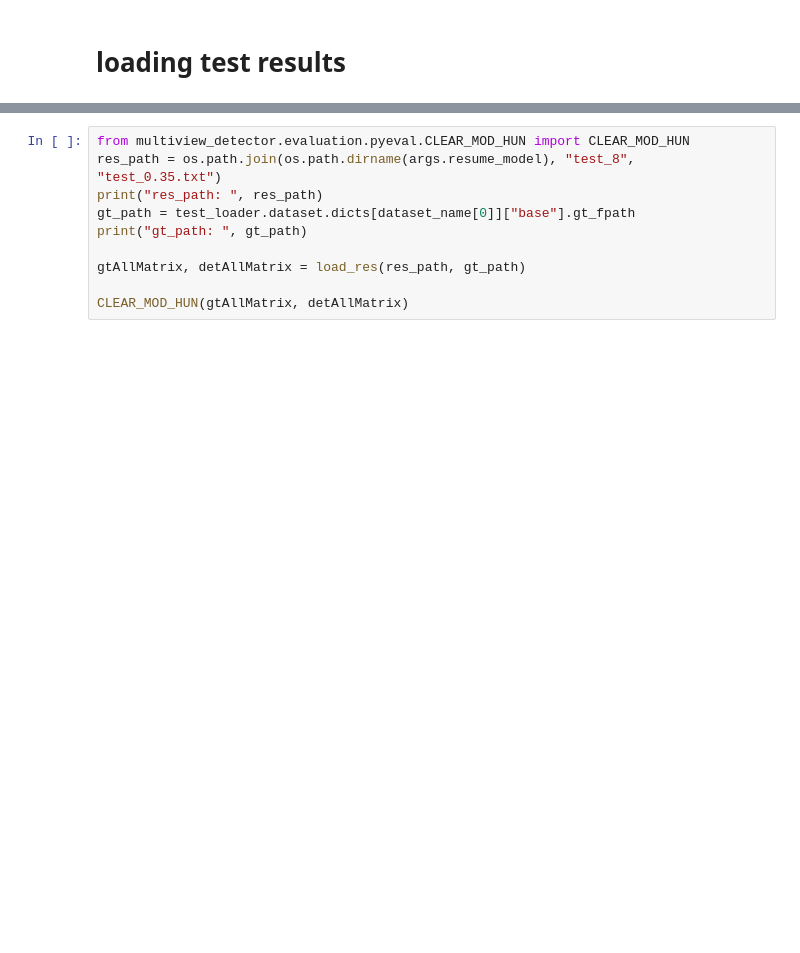
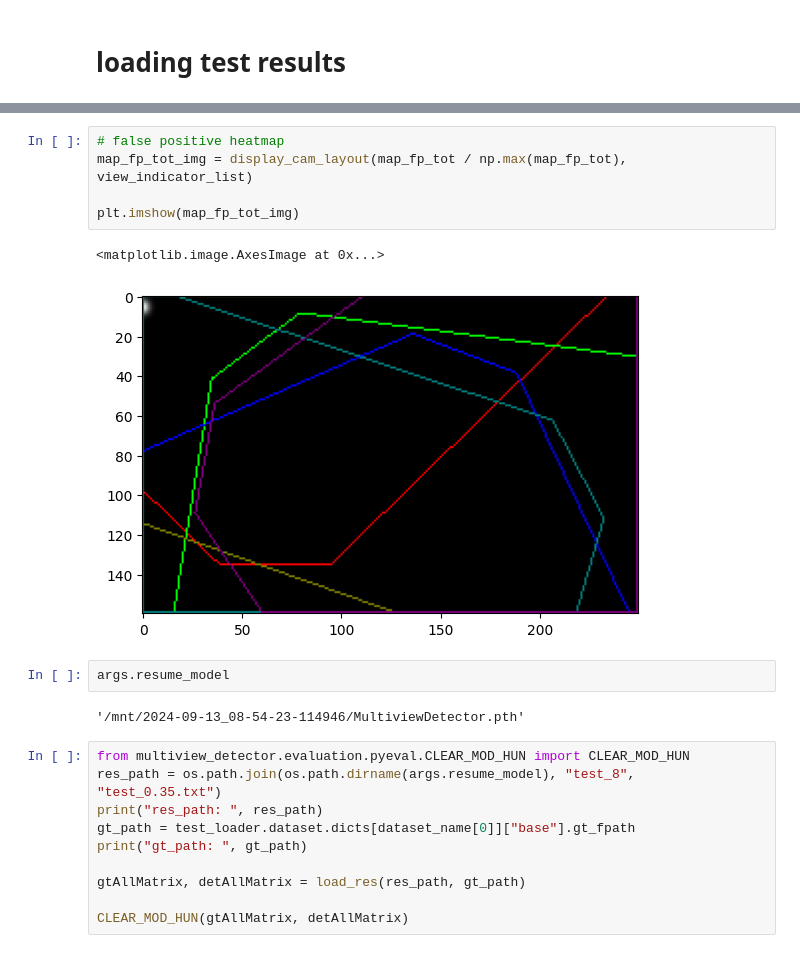
Before and after one commit to ErikBrorsson/MVDet, a Jupyter notebook: trash.ipynb, the cells around one changed output, grey strips where cells are left out. Saved outputs shown, nothing was run; the diff lists cells and outputs as text; blank space fills up the shorter version.

```diff
--- a/trash.ipynb
+++ b/trash.ipynb
@@ -885,3 +950,15 @@ NameError: name 'positions' is not defined
+# %%
+# false positive heatmap
+map_fp_tot_img = display_cam_layout(map_fp_tot / np.max(map_fp_tot), view_indicator_list)
+
+plt.imshow(map_fp_tot_img)
+# %% [output]
+<matplotlib.image.AxesImage at 0x...>
+[figure, added]
+# %%
+args.resume_model
+# %% [output]
+'/mnt/2024-09-13_08-54-23-114946/MultiviewDetector.pth'
 # %%
 from multiview_detector.evaluation.pyeval.CLEAR_MOD_HUN import CLEAR_MOD_HUN
 res_path = os.path.join(os.path.dirname(args.resume_model), "test_8", "test_0.35.txt")
```
Also changed, not shown: parts of 20 cells of this notebook, 4 other files.
